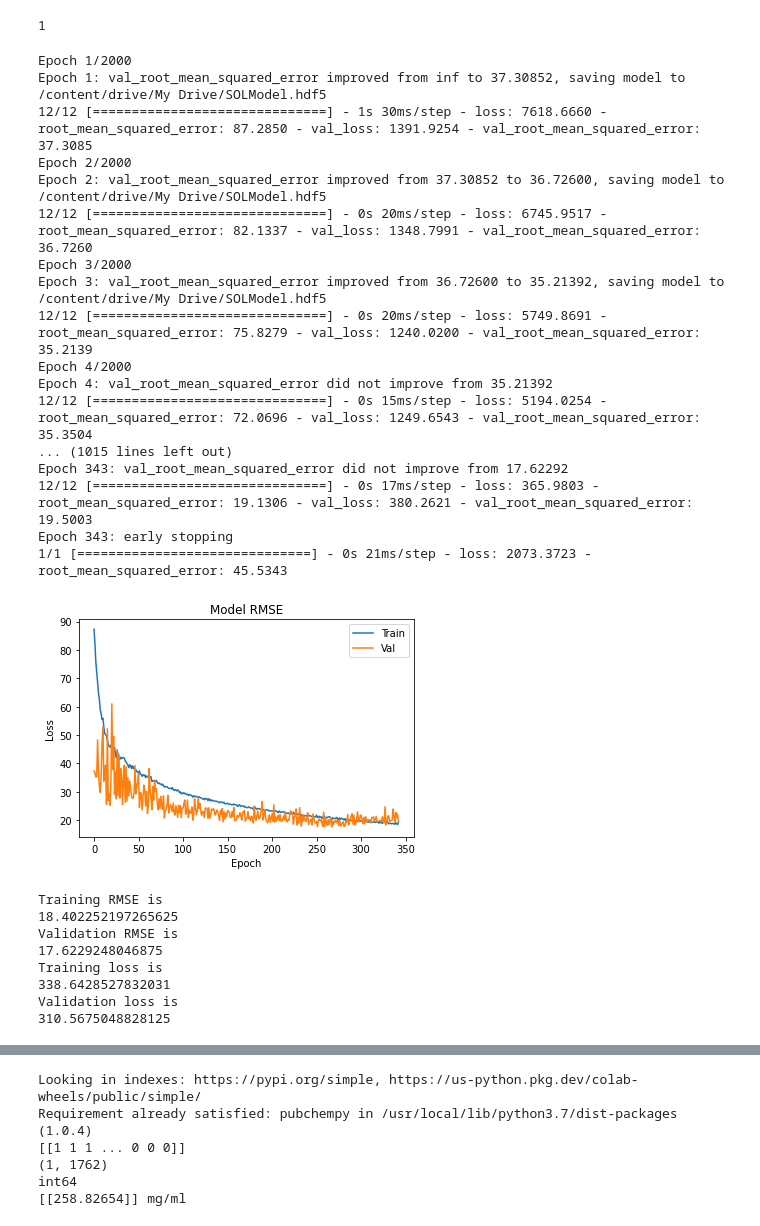
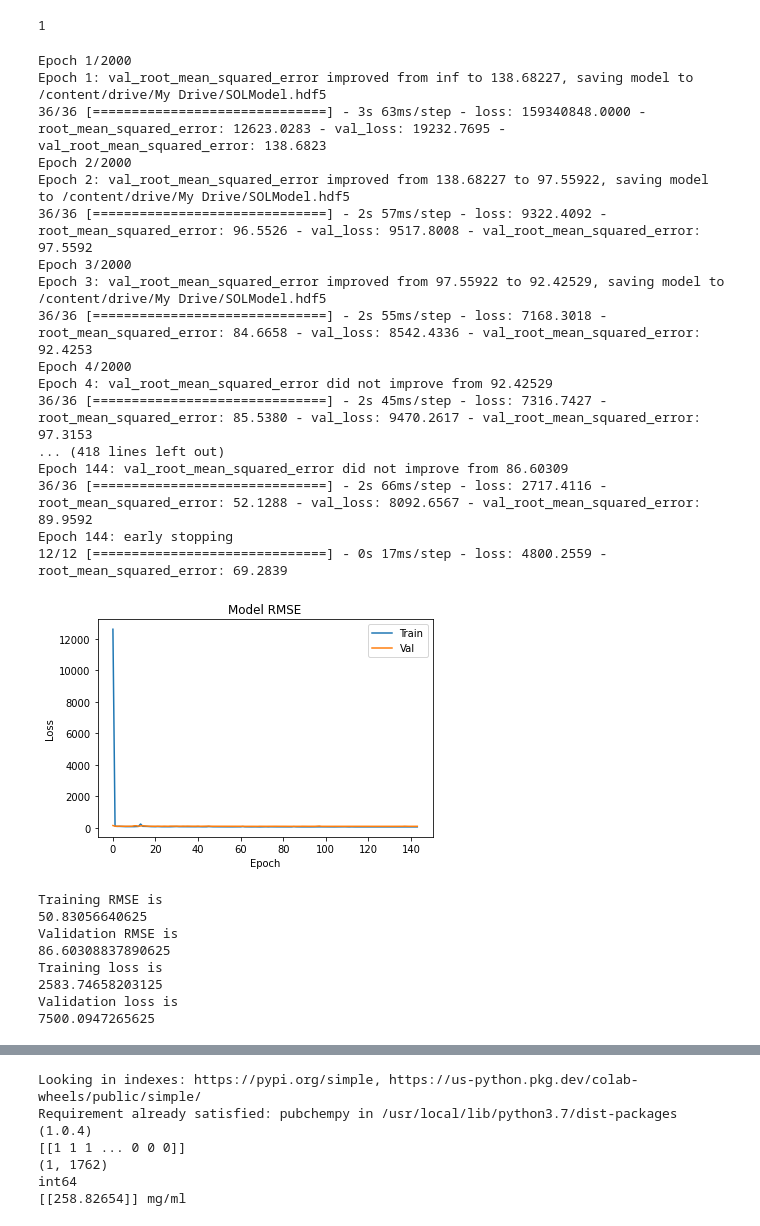
Before and after one commit to Swayamprakashpatel/Sol_ME, a Jupyter notebook: Sol_ME.ipynb, the cells around one changed output, grey strips where cells are left out. Cells and saved outputs as stored; diff of their text form; code cells hidden in the pictures.

```diff
--- a/Sol_ME.ipynb
+++ b/Sol_ME.ipynb
@@ -31,7 +42,7 @@ Y = dataset[:,1762:1763]
 # %%
 from sklearn import preprocessing
 from sklearn.model_selection import train_test_split
-X_train, X_val_and_test, Y_train, Y_val_and_test = train_test_split(X, Y, test_size=0.1,random_state = 10 )
+X_train, X_val_and_test, Y_train, Y_val_and_test = train_test_split(X, Y, test_size=0.4,random_state = 10 )
 X_val, X_test, Y_val, Y_test = train_test_split(X_val_and_test, Y_val_and_test, test_size=0.5, random_state= 10)
 import numpy as np
 
@@ -52,65 +63,65 @@ print(output_nodes)
 1
 # %%
 model = tf.keras.Sequential([
-                             tf.keras.layers.Dense(512, activation='relu', input_shape=(1762,)),
-                             tf.keras.layers.Dense(512, activation='relu'),
+                             tf.keras.layers.Dense(1512, activation='relu', input_shape=(1762,)),
+                             tf.keras.layers.Dense(1512, activation='relu'),
                              #tf.keras.layers.Dense(1762, activation='relu'),
                              tf.keras.layers.Dense(output_nodes, activation ='linear')])
 
-model.compile(optimizer=tf.keras.optimizers.Adadelta(learning_rate = 0.1), loss=tf.keras.losses.MeanSquaredError(), metrics=[tf.keras.metrics.RootMeanSquaredError()])
+model.compile(optimizer=tf.keras.optimizers.Adam(learning_rate = 0.1), loss=tf.keras.losses.MeanSquaredError(), metrics=[tf.keras.metrics.RootMeanSquaredError()])
 hist = model.fit(X_train, Y_train, epochs= 2000, callbacks=[checkpoint],validation_data=(X_val, Y_val), batch_size= None)
 model.evaluate(X_test, Y_test)
 
 # Error Graph
 
 plt.plot(hist.history['root_mean_squared_error'])
 plt.plot(hist.history['val_root_mean_squared_error'])
 plt.title('Model RMSE')
 plt.ylabel('Loss')
 plt.xlabel('Epoch')
 plt.legend(['Train', 'Val'], loc='upper right')
 plt.show()
 
 
 train_acc = min(hist.history['root_mean_squared_error'])
 val_acc = min(hist.history['val_root_mean_squared_error'])
 train_loss = min(hist.history['loss'])
 val_loss = min(hist.history['val_loss'])
 print('Training RMSE is')
 print(train_acc)
 print('Validation RMSE is')
 print(val_acc)
 print('Training loss is')
 print(train_loss)
 print('Validation loss is')
 print(val_loss)
 # %% [output]
 Epoch 1/2000
-Epoch 1: val_root_mean_squared_error improved from inf to 37.30852, saving model to /content/drive/My Drive/SOLModel.hdf5
-12/12 [==============================] - 1s 30ms/step - loss: 7618.6660 - root_mean_squared_error: 87.2850 - val_loss: 1391.9254 - val_root_mean_squared_error: 37.3085
+Epoch 1: val_root_mean_squared_error improved from inf to 138.68227, saving model to /content/drive/My Drive/SOLModel.hdf5
+36/36 [==============================] - 3s 63ms/step - loss: 159340848.0000 - root_mean_squared_error: 12623.0283 - val_loss: 19232.7695 - val_root_mean_squared_error: 138.6823
 Epoch 2/2000
-Epoch 2: val_root_mean_squared_error improved from 37.30852 to 36.72600, saving model to /content/drive/My Drive/SOLModel.hdf5
-12/12 [==============================] - 0s 20ms/step - loss: 6745.9517 - root_mean_squared_error: 82.1337 - val_loss: 1348.7991 - val_root_mean_squared_error: 36.7260
+Epoch 2: val_root_mean_squared_error improved from 138.68227 to 97.55922, saving model to /content/drive/My Drive/SOLModel.hdf5
+36/36 [==============================] - 2s 57ms/step - loss: 9322.4092 - root_mean_squared_error: 96.5526 - val_loss: 9517.8008 - val_root_mean_squared_error: 97.5592
 Epoch 3/2000
-Epoch 3: val_root_mean_squared_error improved from 36.72600 to 35.21392, saving model to /content/drive/My Drive/SOLModel.hdf5
-12/12 [==============================] - 0s 20ms/step - loss: 5749.8691 - root_mean_squared_error: 75.8279 - val_loss: 1240.0200 - val_root_mean_squared_error: 35.2139
+Epoch 3: val_root_mean_squared_error improved from 97.55922 to 92.42529, saving model to /content/drive/My Drive/SOLModel.hdf5
+36/36 [==============================] - 2s 55ms/step - loss: 7168.3018 - root_mean_squared_error: 84.6658 - val_loss: 8542.4336 - val_root_mean_squared_error: 92.4253
 Epoch 4/2000
-Epoch 4: val_root_mean_squared_error did not improve from 35.21392
-12/12 [==============================] - 0s 15ms/step - loss: 5194.0254 - root_mean_squared_error: 72.0696 - val_loss: 1249.6543 - val_root_mean_squared_error: 35.3504
-... (1015 lines left out)
-Epoch 343: val_root_mean_squared_error did not improve from 17.62292
-12/12 [==============================] - 0s 17ms/step - loss: 365.9803 - root_mean_squared_error: 19.1306 - val_loss: 380.2621 - val_root_mean_squared_error: 19.5003
-Epoch 343: early stopping
-1/1 [==============================] - 0s 21ms/step - loss: 2073.3723 - root_mean_squared_error: 45.5343
+Epoch 4: val_root_mean_squared_error did not improve from 92.42529
+36/36 [==============================] - 2s 45ms/step - loss: 7316.7427 - root_mean_squared_error: 85.5380 - val_loss: 9470.2617 - val_root_mean_squared_error: 97.3153
+... (418 lines left out)
+Epoch 144: val_root_mean_squared_error did not improve from 86.60309
+36/36 [==============================] - 2s 66ms/step - loss: 2717.4116 - root_mean_squared_error: 52.1288 - val_loss: 8092.6567 - val_root_mean_squared_error: 89.9592
+Epoch 144: early stopping
+12/12 [==============================] - 0s 17ms/step - loss: 4800.2559 - root_mean_squared_error: 69.2839
-[figure, old version]
+[figure, new version]
 Training RMSE is
-18.402252197265625
+50.83056640625
 Validation RMSE is
-17.6229248046875
+86.60308837890625
 Training loss is
-338.6428527832031
+2583.74658203125
 Validation loss is
-310.5675048828125
+7500.0947265625
 # %%
 from sklearn.metrics import r2_score
 true_value = Y
```
Also changed, not shown: parts of 6 cells of this notebook.
